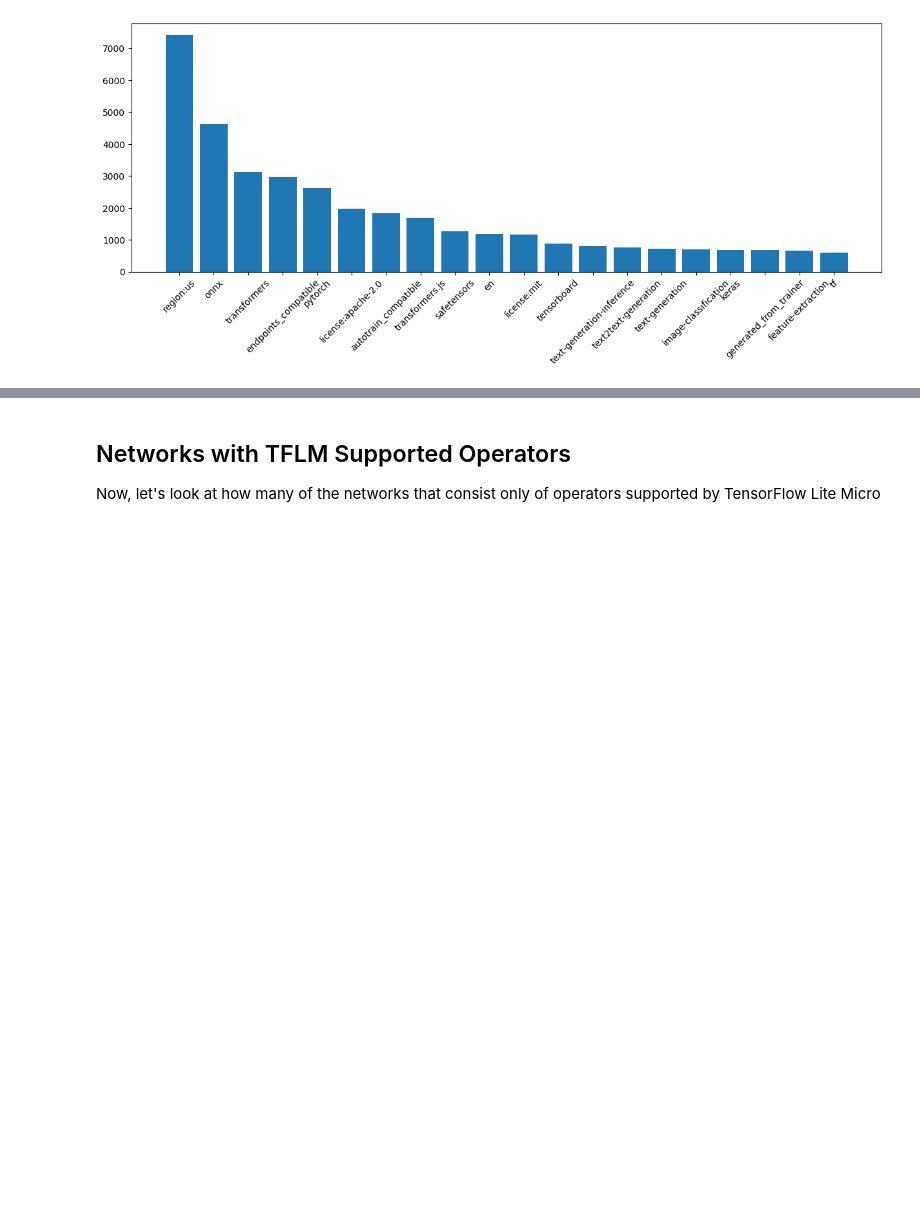
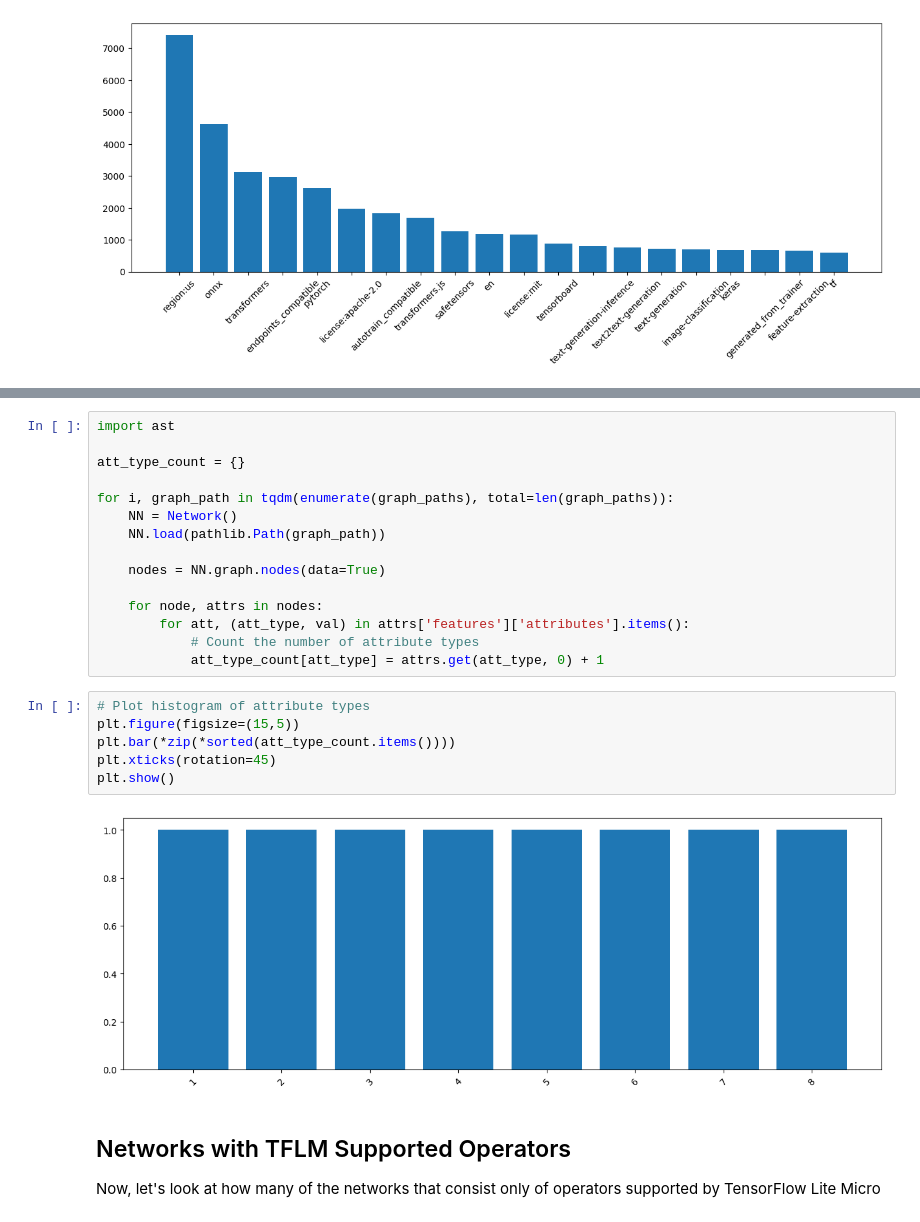
Before and after one commit to wdmdev/EdgeGen, a Jupyter notebook: notebooks/01_younger_exploration.ipynb, the cells around one changed output, grey strips where cells are left out. Saved outputs shown, nothing was run; the diff lists cells and outputs as text; blank space fills up the shorter version.

```diff
--- a/notebooks/01_younger_exploration.ipynb
+++ b/notebooks/01_younger_exploration.ipynb
@@ -522,3 +520,26 @@ plt.show()
+# %%
+import ast
+
+att_type_count = {}
+
+for i, graph_path in tqdm(enumerate(graph_paths), total=len(graph_paths)):
+    NN = Network()
+    NN.load(pathlib.Path(graph_path))
+
+    nodes = NN.graph.nodes(data=True)
+
+    for node, attrs in nodes:
+        for att, (att_type, val) in attrs['features']['attributes'].items():
+            # Count the number of attribute types
+            att_type_count[att_type] = attrs.get(att_type, 0) + 1
+# %%
+# Plot histogram of attribute types
+plt.figure(figsize=(15,5))
+plt.bar(*zip(*sorted(att_type_count.items())))
+plt.xticks(rotation=45)
+plt.show()
+# %% [output]
+[figure, added]
 # %% [markdown]
 ## Networks with TFLM Supported Operators
 Now, let's look at how many of the networks that consist only of operators supported by TensorFlow Lite Micro
```
Also changed, not shown: parts of 19 cells of this notebook, 1 other file.
